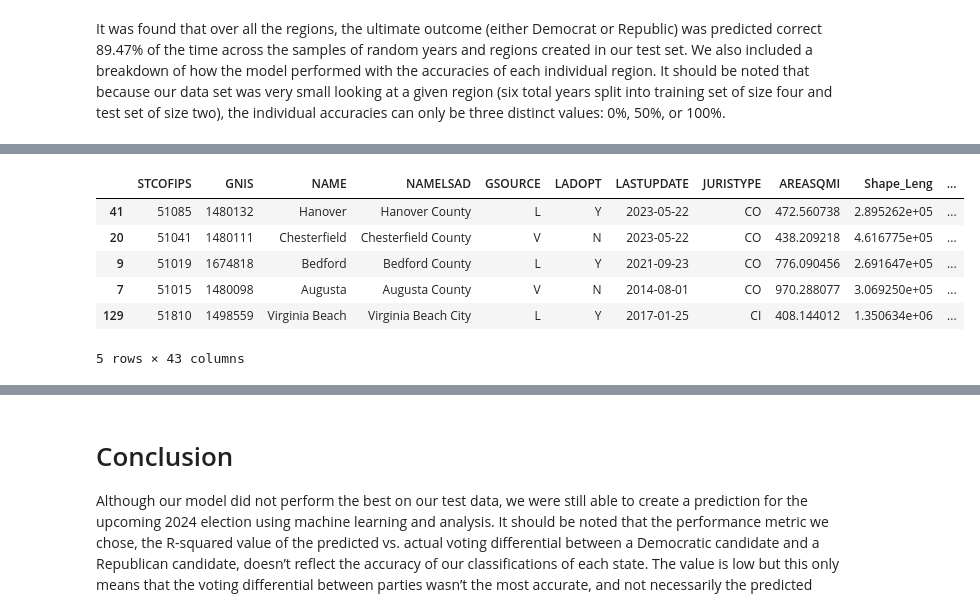
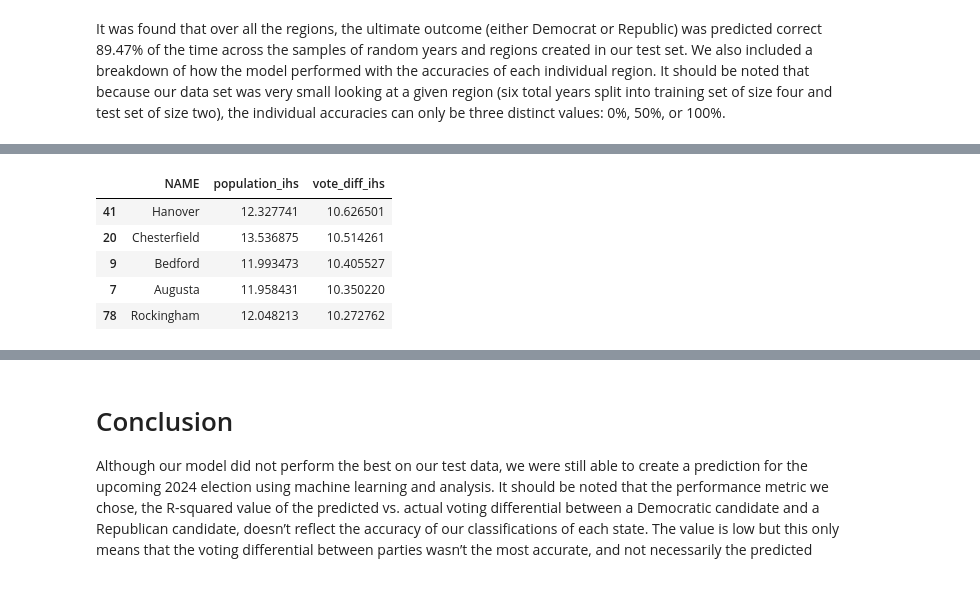
Before and after one commit to phipyao/ds3001-project_voting, a Jupyter notebook: project_voting.ipynb, the cells around one changed output, grey strips where cells are left out. Cells and saved outputs as stored; diff of their text form; code cells hidden in the pictures.

```diff
--- a/project_voting.ipynb
+++ b/project_voting.ipynb
@@ -235,12 +218,10 @@ df.sort_values(by=['vote_diff_ihs']).head(5)
 # %%
 # Predicted most Republican leaning counties
-
-df.sort_values(by=['vote_diff_ihs'], ascending=False).head(5)
+df[["NAME", "population_ihs", "vote_diff_ihs"]].sort_values(by=['vote_diff_ihs'], ascending=False).head(5)
 # %% [output]
-|  | STCOFIPS | GNIS | NAME | NAMELSAD | GSOURCE | LADOPT | LASTUPDATE | JURISTYPE | AREASQMI | Shape_Leng | ... |
-| 41 | 51085 | 1480132 | Hanover | Hanover County | L | Y | 2023-05-22 | CO | 472.560738 | 2.895262e+05 | ... |
-| 20 | 51041 | 1480111 | Chesterfield | Chesterfield County | V | N | 2023-05-22 | CO | 438.209218 | 4.616775e+05 | ... |
-| 9 | 51019 | 1674818 | Bedford | Bedford County | L | Y | 2021-09-23 | CO | 776.090456 | 2.691647e+05 | ... |
-| 7 | 51015 | 1480098 | Augusta | Augusta County | V | N | 2014-08-01 | CO | 970.288077 | 3.069250e+05 | ... |
-| 129 | 51810 | 1498559 | Virginia Beach | Virginia Beach City | L | Y | 2017-01-25 | CI | 408.144012 | 1.350634e+06 | ... |
+|  | NAME | population_ihs | vote_diff_ihs |
+| 41 | Hanover | 12.327741 | 10.626501 |
+| 20 | Chesterfield | 13.536875 | 10.514261 |
+| 9 | Bedford | 11.993473 | 10.405527 |
+| 7 | Augusta | 11.958431 | 10.350220 |
+| 78 | Rockingham | 12.048213 | 10.272762 |
-5 rows × 43 columns
```
Also changed, not shown: parts of 14 cells of this notebook.
